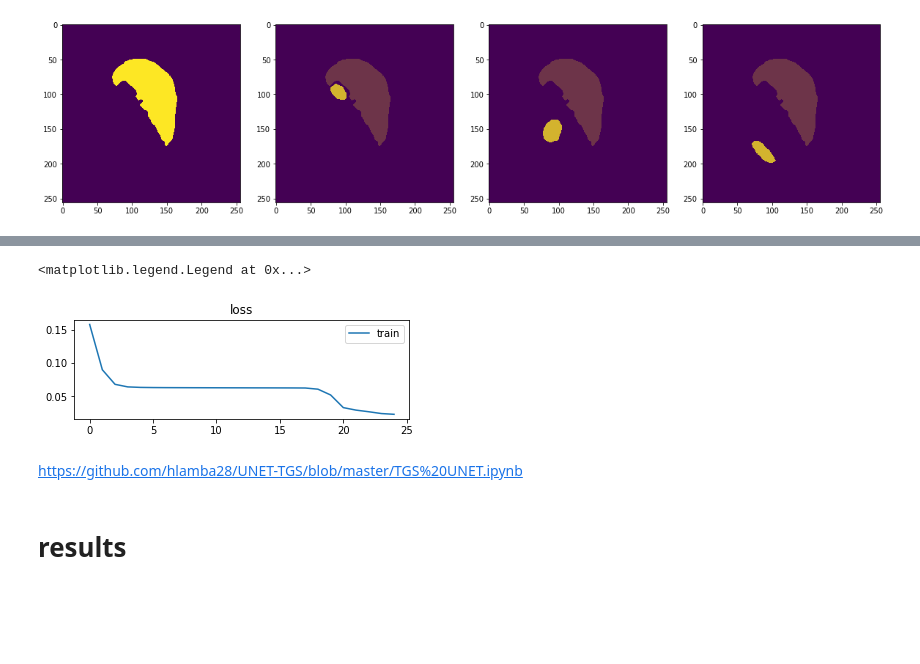
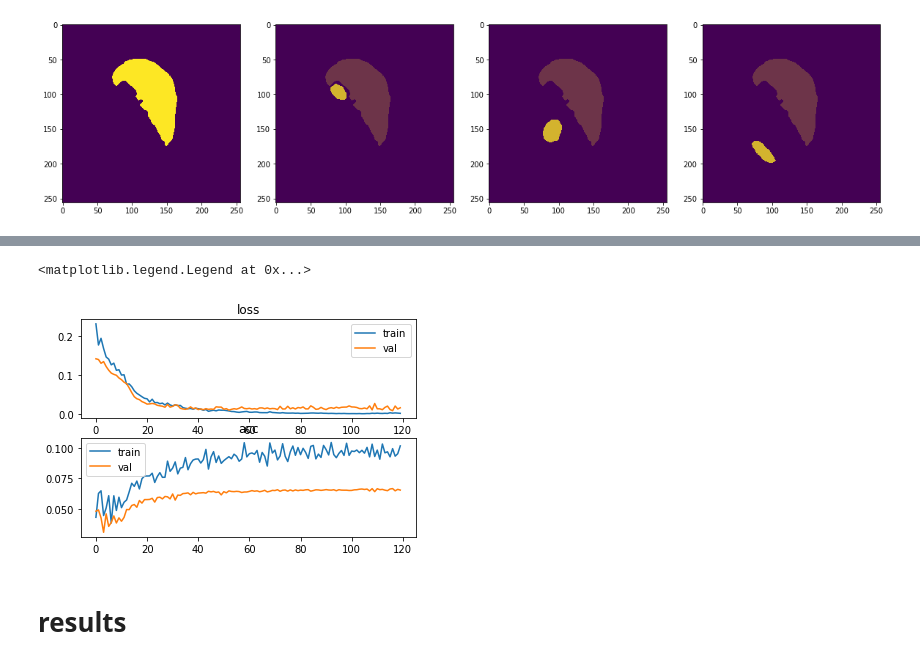
Before and after one commit to Eclair600/ultrasound-nerve-segmentation, a Jupyter notebook: notebook_test.ipynb, the cells around one changed output, grey strips where cells are left out. Cells and saved outputs as stored; diff of their text form; code cells hidden in the pictures; blank space fills up the shorter version.

```diff
--- a/notebook_test.ipynb
+++ b/notebook_test.ipynb
@@ -383,13 +418,18 @@ Epoch 25/25
 # %%
 plt.subplot(211)
-plt.plot(history_a.history['loss'], label='train')
+plt.plot(H_.history['loss'], label='train')
+plt.plot(H_.history['val_loss'], label='val')
 plt.title('loss')
 plt.legend()
+
+plt.subplot(212)
+plt.plot(H_.history['dice_coef_'], label='train')
+plt.plot(H_.history['val_dice_coef_'], label='val')
+plt.title('acc')
+plt.legend()
 # %% [output]
 <matplotlib.legend.Legend at 0x...>
-[figure, old version]
+[figure, new version]
-# %% [markdown]
-https://github.com/hlamba28/UNET-TGS/blob/master/TGS%20UNET.ipynb
 # %%
 id = 110
 
```
Also changed, not shown: parts of 36 cells of this notebook.
